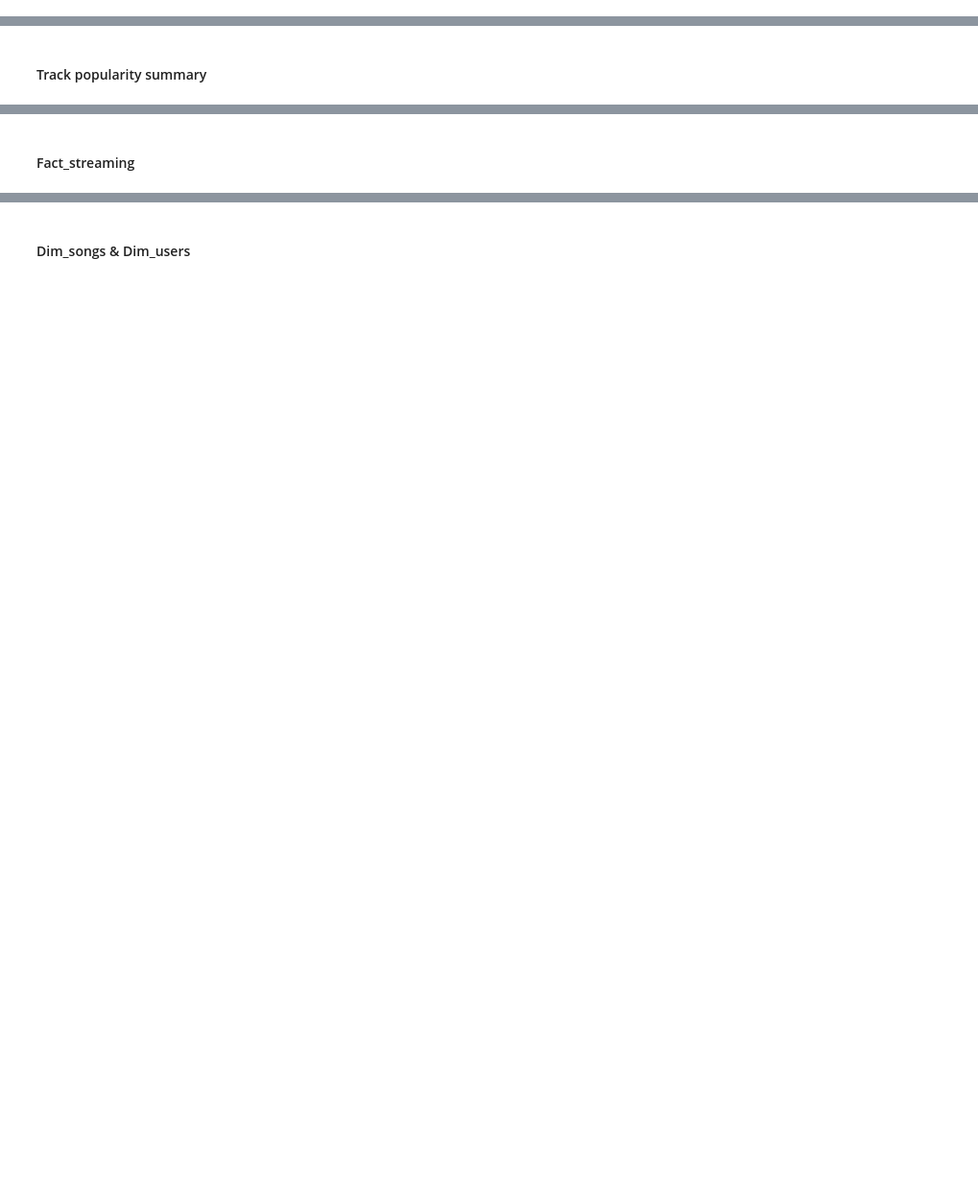
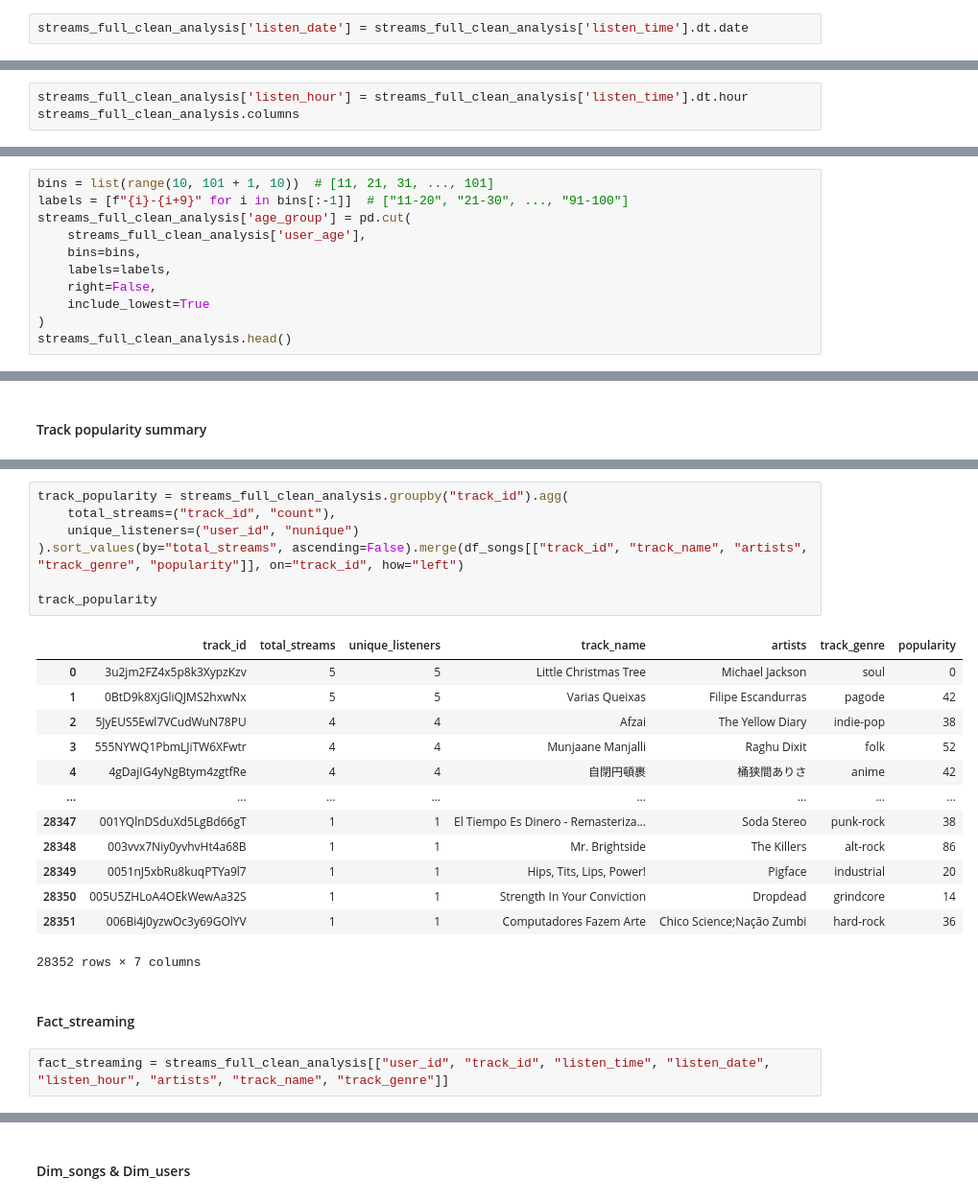
Before and after one commit to ghinakh/spotify_etl, a Jupyter notebook: code/local_explore_transform.ipynb, the cells around one changed output, grey strips where cells are left out. Shown at 96% size. Saved outputs shown, nothing was run; the diff lists cells and outputs as text; blank space fills up the shorter version.

```diff
--- a/code/local_explore_transform.ipynb
+++ b/code/local_explore_transform.ipynb
@@ -265,0 +295,2 @@ genre_level_kpis
+# %%
+streams_full_clean_analysis['listen_date'] = streams_full_clean_analysis['listen_time'].dt.date
@@ -269,0 +353,3 @@ genre_level_kpis
+# %%
+streams_full_clean_analysis['listen_hour'] = streams_full_clean_analysis['listen_time'].dt.hour
+streams_full_clean_analysis.columns
@@ -269,0 +438,11 @@ genre_level_kpis
+# %%
+bins = list(range(10, 101 + 1, 10))  # [11, 21, 31, ..., 101]
+labels = [f"{i}-{i+9}" for i in bins[:-1]]  # ["11-20", "21-30", ..., "91-100"]
+streams_full_clean_analysis['age_group'] = pd.cut(
+    streams_full_clean_analysis['user_age'],
+    bins=bins,
+    labels=labels,
+    right=False,
+    include_lowest=True
+)
+streams_full_clean_analysis.head()
@@ -274,2 +518,25 @@ genre_level_kpis
+# %%
+track_popularity = streams_full_clean_analysis.groupby("track_id").agg(
+    total_streams=("track_id", "count"),
+    unique_listeners=("user_id", "nunique")
+).sort_values(by="total_streams", ascending=False).merge(df_songs[["track_id", "track_name", "artists", "track_genre", "popularity"]], on="track_id", how="left")
+
+track_popularity
+# %% [output]
+|  | track_id | total_streams | unique_listeners | track_name | artists | track_genre | popularity |
+| 0 | 3u2jm2FZ4x5p8k3XypzKzv | 5 | 5 | Little Christmas Tree | Michael Jackson | soul | 0 |
+| 1 | 0BtD9k8XjGliQJMS2hxwNx | 5 | 5 | Varias Queixas | Filipe Escandurras | pagode | 42 |
+| 2 | 5JyEUS5Ewl7VCudWuN78PU | 4 | 4 | Afzai | The Yellow Diary | indie-pop | 38 |
+| 3 | 555NYWQ1PbmLJiTW6XFwtr | 4 | 4 | Munjaane Manjalli | Raghu Dixit | folk | 52 |
+| 4 | 4gDajIG4yNgBtym4zgtfRe | 4 | 4 | 自閉円頓裹 | 桶狭間ありさ | anime | 42 |
+| ... | ... | ... | ... | ... | ... | ... | ... |
+| 28347 | 001YQlnDSduXd5LgBd66gT | 1 | 1 | El Tiempo Es Dinero - Remasteriza... | Soda Stereo | punk-rock | 38 |
+| 28348 | 003vvx7Niy0yvhvHt4a68B | 1 | 1 | Mr. Brightside | The Killers | alt-rock | 86 |
+| 28349 | 0051nJ5xbRu8kuqPTYa9l7 | 1 | 1 | Hips, Tits, Lips, Power! | Pigface | industrial | 20 |
+| 28350 | 005U5ZHLoA4OEkWewAa32S | 1 | 1 | Strength In Your Conviction | Dropdead | grindcore | 14 |
+| 28351 | 006Bi4j0yzwOc3y69GOlYV | 1 | 1 | Computadores Fazem Arte | Chico Science;Nação Zumbi | hard-rock | 36 |
+28352 rows × 7 columns
 # %% [markdown]
 #### Fact_streaming
+# %%
+fact_streaming = streams_full_clean_analysis[["user_id", "track_id", "listen_time", "listen_date", "listen_hour", "artists", "track_name", "track_genre"]]
```
Also changed, not shown: parts of 35 cells of this notebook.
